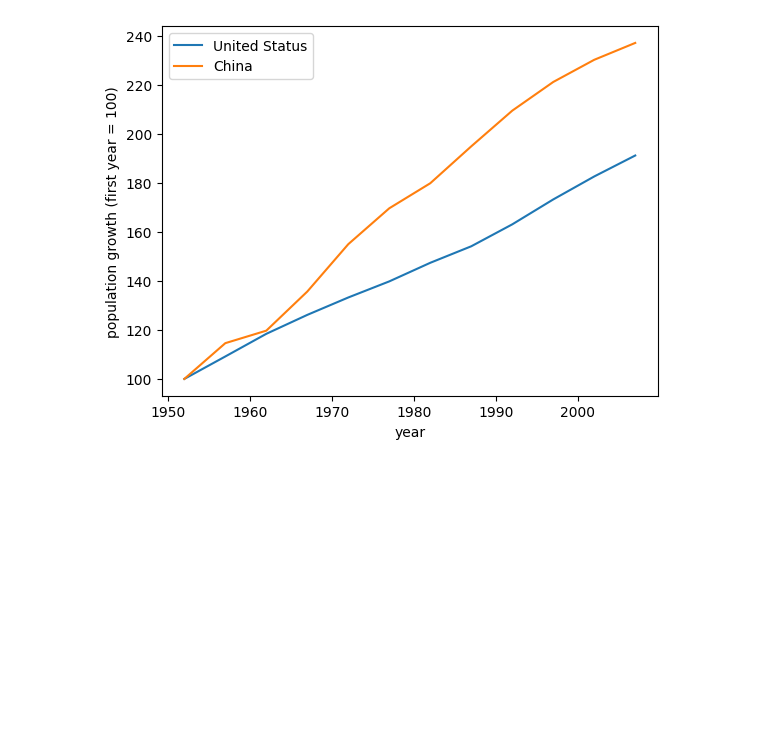
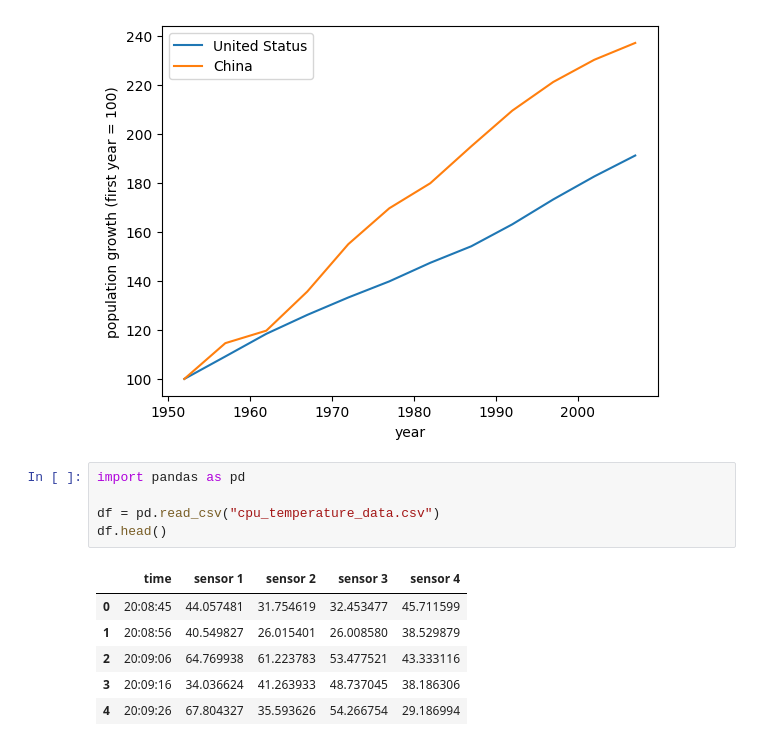
Before and after one commit to Virajbiz98/Python_Learning, a Jupyter notebook: learn_librerys/pandas/csv_file_in_line_chart.ipynb, the cells around one changed output. Drawn from its saved outputs; the diff is of its cells as text; blank space fills up the shorter version.

```diff
--- a/learn_librerys/pandas/csv_file_in_line_chart.ipynb
+++ b/learn_librerys/pandas/csv_file_in_line_chart.ipynb
@@ -172,3 +172,15 @@ plt.ylabel("population growth (first year = 100)")
 plt.show()
 # %% [output]
 [figure]
+# %%
+import pandas as pd
+
+df = pd.read_csv("cpu_temperature_data.csv")
+df.head()
+# %% [output]
+|  | time | sensor 1 | sensor 2 | sensor 3 | sensor 4 |
+| 0 | 20:08:45 | 44.057481 | 31.754619 | 32.453477 | 45.711599 |
+| 1 | 20:08:56 | 40.549827 | 26.015401 | 26.008580 | 38.529879 |
+| 2 | 20:09:06 | 64.769938 | 61.223783 | 53.477521 | 43.333116 |
+| 3 | 20:09:16 | 34.036624 | 41.263933 | 48.737045 | 38.186306 |
+| 4 | 20:09:26 | 67.804327 | 35.593626 | 54.266754 | 29.186994 |
```
Also changed, not shown: 2 other files.
